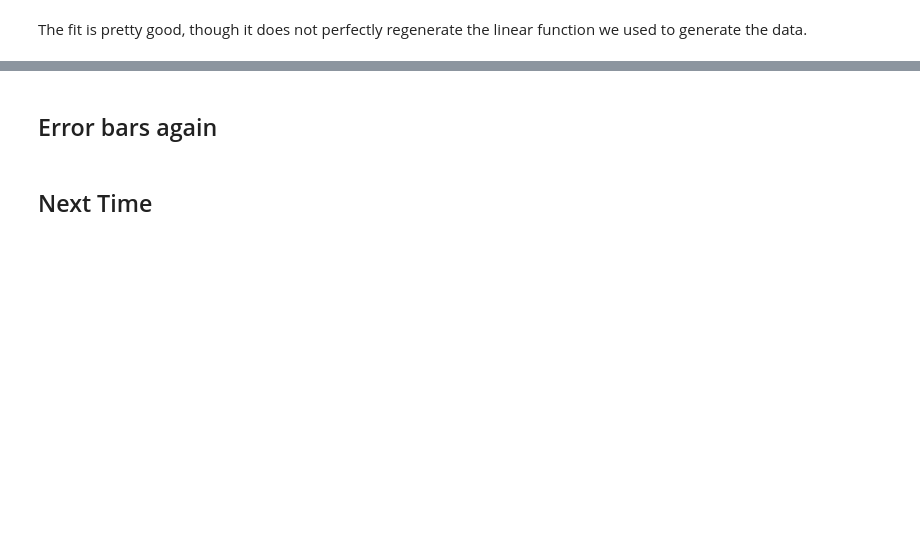
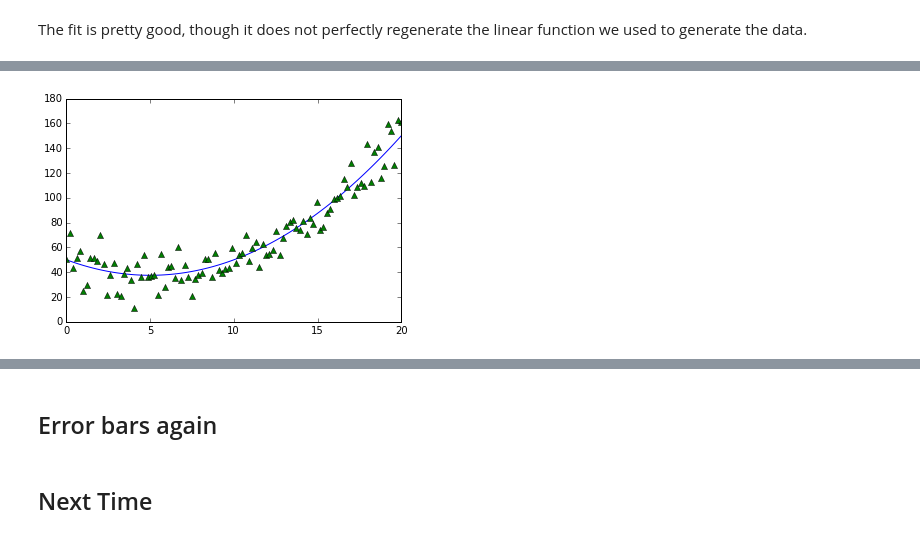
Before and after one commit to Clyde-fare/Imperial_Chem_Python, a Jupyter notebook: C_Y1/workshop2/Workshop 2.ipynb, the cells around one changed output, grey strips where cells are left out. Drawn from its saved outputs; the diff is of its cells as text; code cells hidden in the pictures; blank space fills up the shorter version.

```diff
--- a/C_Y1/workshop2/Workshop 2.ipynb
+++ b/C_Y1/workshop2/Workshop 2.ipynb
@@ -811,0 +841,8 @@ show()
+# %%
+Y2 = 0.5*X**2 -5*X + 50
+noisey_Y2 = Y2 + 10 * randn(100)
+plot(X,Y2)
+plot(X, noisey_Y2, linestyle='', marker='^')
+show()
+# %% [output]
+[figure, added]
```
Also changed, not shown: parts of 53 cells of this notebook.
